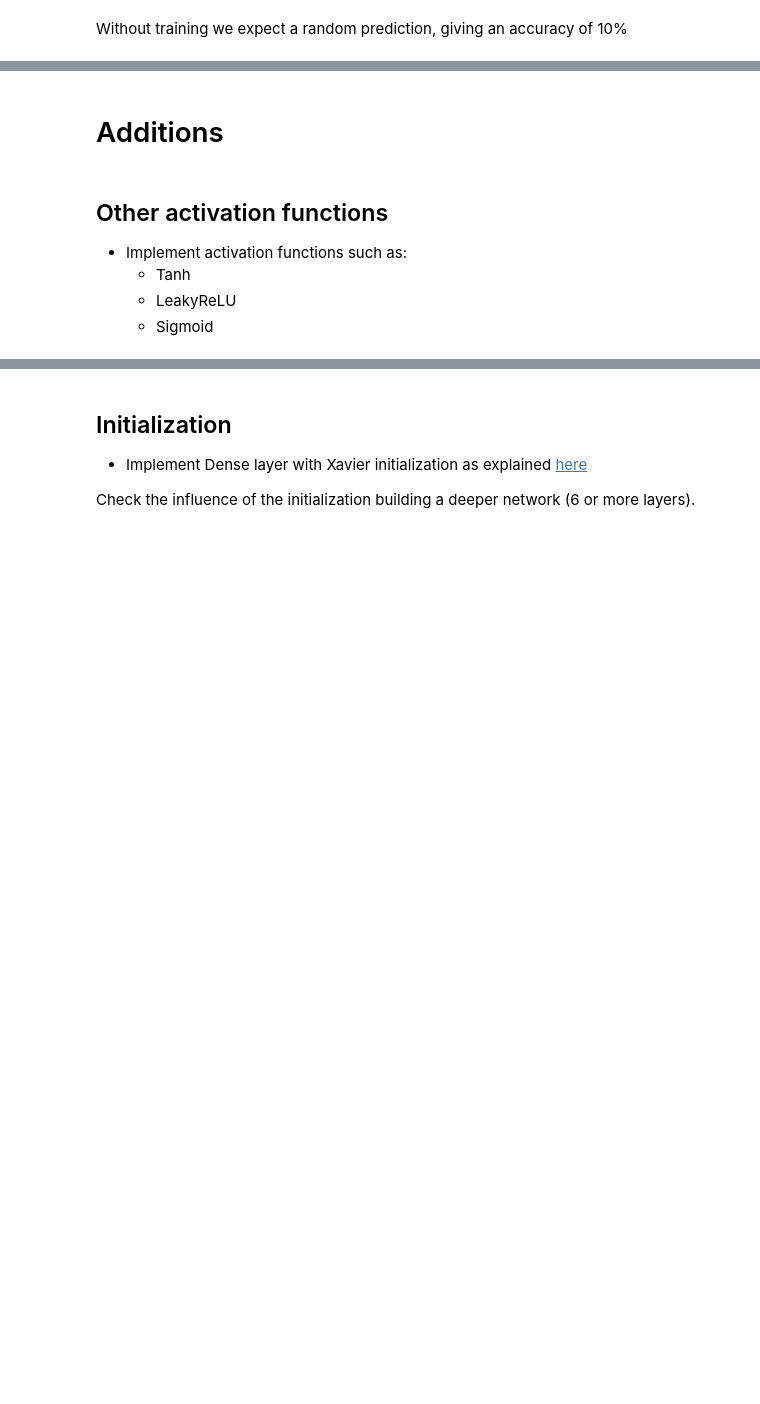
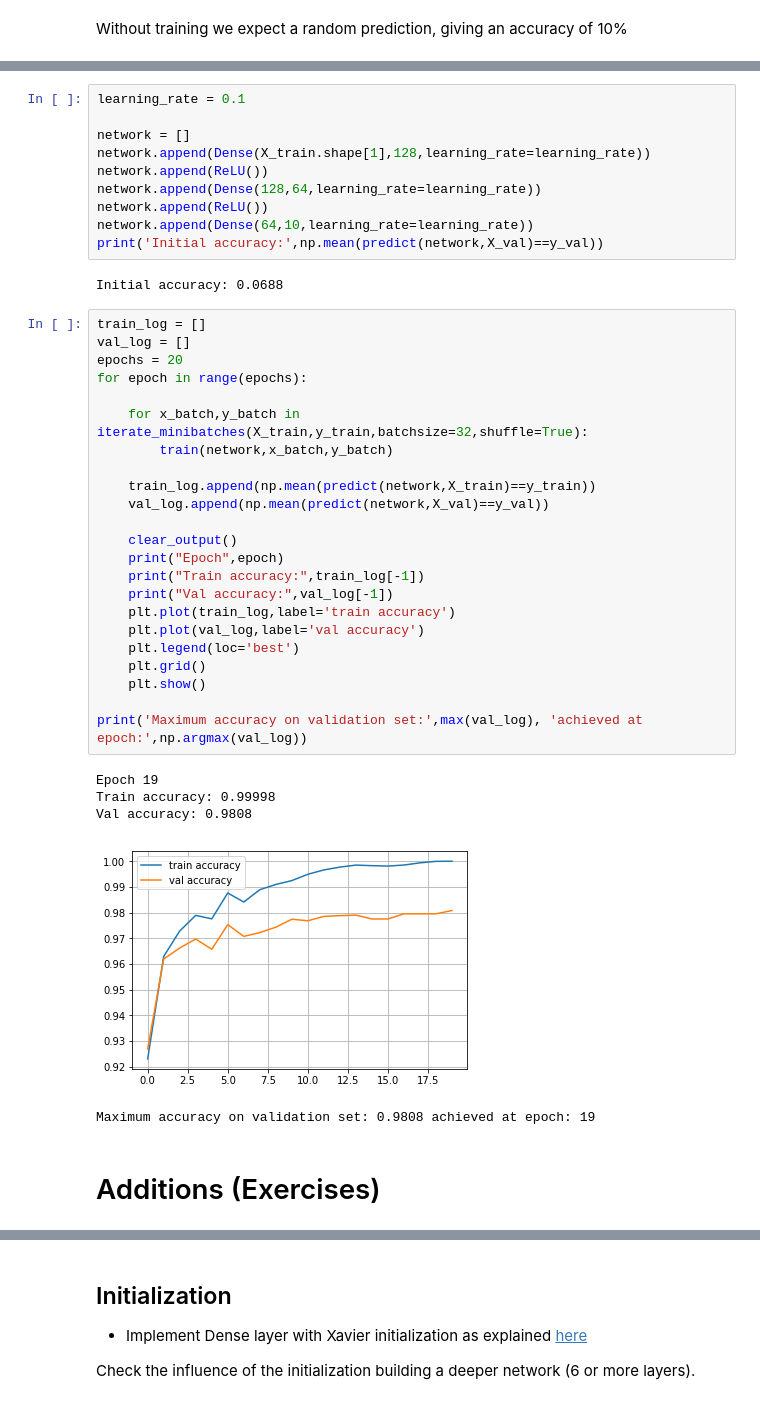
Before and after one commit to davidggphy/2019_03_Curso_IFT, a Jupyter notebook: notebooks/02_neural_networks/00_neural_network_from_scratch.ipynb, the cells around one changed output, grey strips where cells are left out. Drawn from its saved outputs; the diff is of its cells as text; blank space fills up the shorter version.

```diff
--- a/notebooks/02_neural_networks/00_neural_network_from_scratch.ipynb
+++ b/notebooks/02_neural_networks/00_neural_network_from_scratch.ipynb
@@ -622,8 +817,43 @@ Val accuracy: 0.9726
+# %%
+learning_rate = 0.1
+
+network = []
+network.append(Dense(X_train.shape[1],128,learning_rate=learning_rate))
+network.append(ReLU())
+network.append(Dense(128,64,learning_rate=learning_rate))
+network.append(ReLU())
+network.append(Dense(64,10,learning_rate=learning_rate))
+print('Initial accuracy:',np.mean(predict(network,X_val)==y_val))
+# %% [output]
+Initial accuracy: 0.0688
+# %%
+train_log = []
+val_log = []
+epochs = 20
+for epoch in range(epochs):
+
+    for x_batch,y_batch in iterate_minibatches(X_train,y_train,batchsize=32,shuffle=True):
+        train(network,x_batch,y_batch)
+
+    train_log.append(np.mean(predict(network,X_train)==y_train))
+    val_log.append(np.mean(predict(network,X_val)==y_val))
+
+    clear_output()
+    print("Epoch",epoch)
+    print("Train accuracy:",train_log[-1])
+    print("Val accuracy:",val_log[-1])
+    plt.plot(train_log,label='train accuracy')
+    plt.plot(val_log,label='val accuracy')
+    plt.legend(loc='best')
+    plt.grid()
+    plt.show()
+
+print('Maximum accuracy on validation set:',max(val_log), 'achieved at epoch:',np.argmax(val_log))
+# %% [output]
+Epoch 19
+Train accuracy: 0.99998
+Val accuracy: 0.9808
+[figure, added]
+Maximum accuracy on validation set: 0.9808 achieved at epoch: 19
 # %% [markdown]
-# Additions
+# Additions (Exercises)
-# %% [markdown]
-## Other activation functions
-* Implement activation functions such as:
-    * Tanh
-    * LeakyReLU
-    * Sigmoid
```
Also changed, not shown: parts of 96 cells of this notebook, 2 other files.
